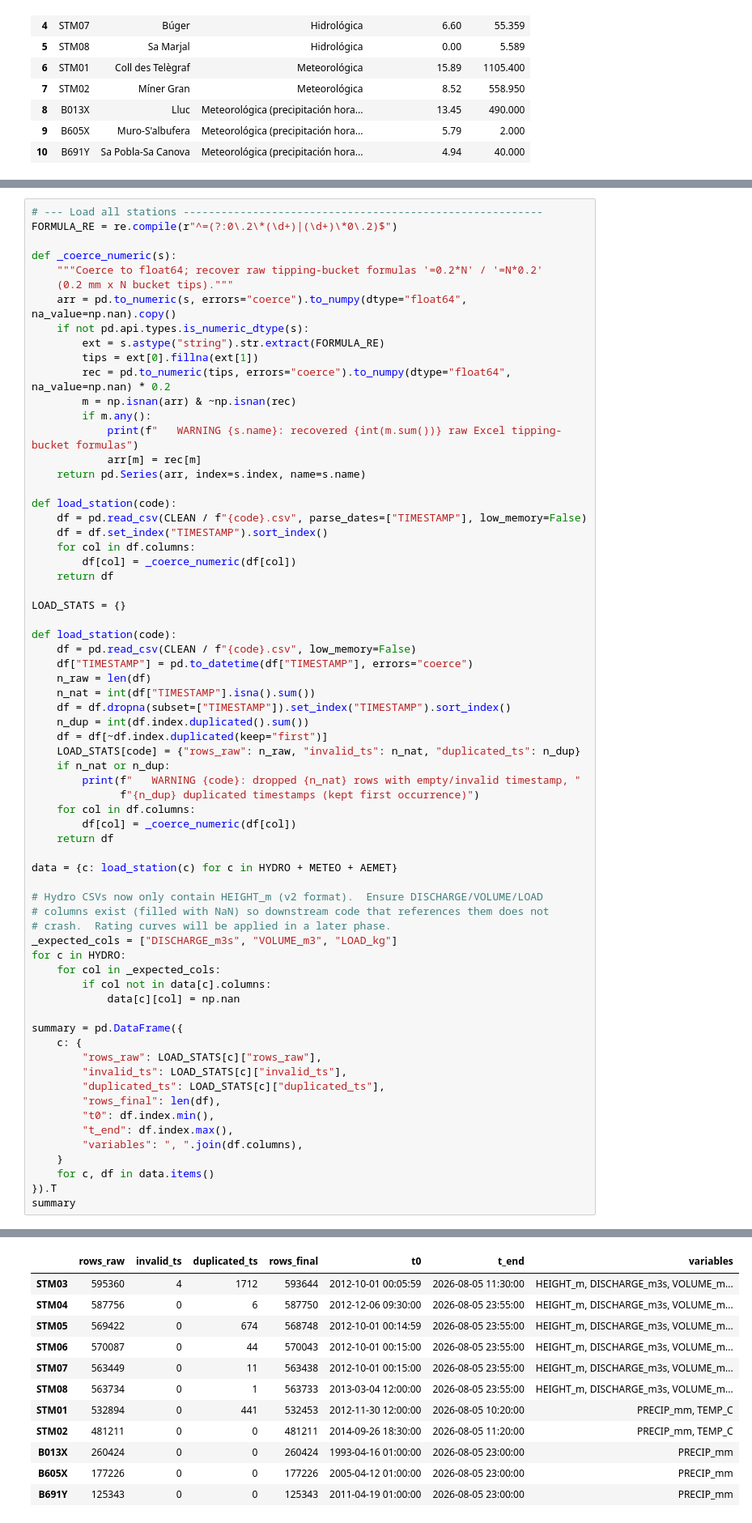
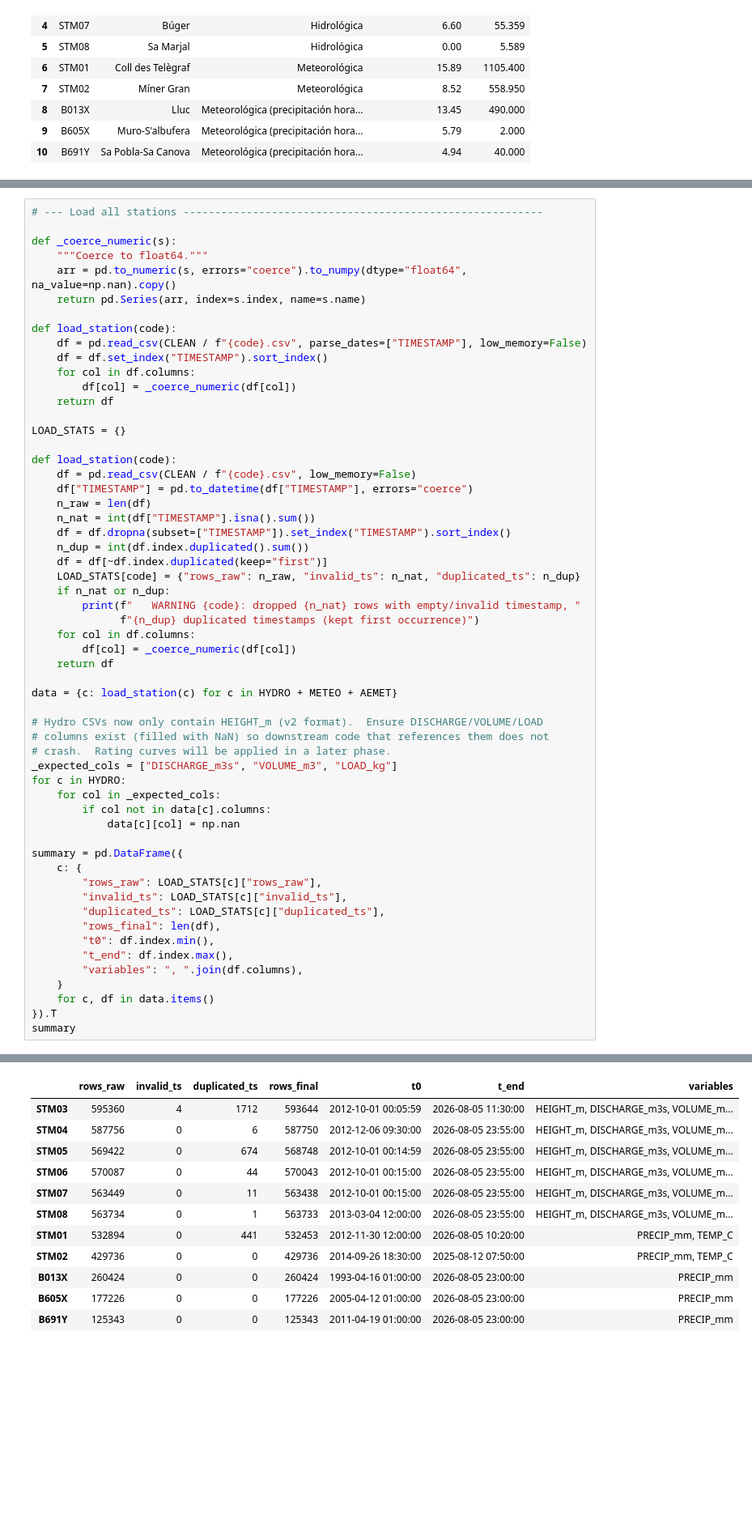
Before and after one commit to JoanVilella/TFM, a Jupyter notebook: notebooks/01_eda.ipynb, the cells around one changed output, grey strips where cells are left out. Shown at 81% size. Drawn from its saved outputs; the diff is of its cells as text; blank space fills up the shorter version.

Commit message:
tech: fix STM02 tipping-bucket formula handling in clean_STM02.py and remove loader-side recovery from EDA notebook

```diff
--- a/notebooks/01_eda.ipynb
+++ b/notebooks/01_eda.ipynb
@@ -191,20 +189,10 @@ empirically confirm the sampling-frequency periods declared in the metadata
 > double measurements or export artifacts should be revisited in Phase 2.
 # %%
 # --- Load all stations ---------------------------------------------------------
-FORMULA_RE = re.compile(r"^=(?:0\.2\*(\d+)|(\d+)\*0\.2)$")
 
 def _coerce_numeric(s):
-    """Coerce to float64; recover raw tipping-bucket formulas '=0.2*N' / '=N*0.2'
-    (0.2 mm x N bucket tips)."""
+    """Coerce to float64."""
     arr = pd.to_numeric(s, errors="coerce").to_numpy(dtype="float64", na_value=np.nan).copy()
-    if not pd.api.types.is_numeric_dtype(s):
-        ext = s.astype("string").str.extract(FORMULA_RE)
-        tips = ext[0].fillna(ext[1])
-        rec = pd.to_numeric(tips, errors="coerce").to_numpy(dtype="float64", na_value=np.nan) * 0.2
-        m = np.isnan(arr) & ~np.isnan(rec)
-        if m.any():
-            print(f"   WARNING {s.name}: recovered {int(m.sum())} raw Excel tipping-bucket formulas")
-            arr[m] = rec[m]
     return pd.Series(arr, index=s.index, name=s.name)
 
 def load_station(code):
@@ -268,12 +255,12 @@ summary
 |  | rows_raw | invalid_ts | duplicated_ts | rows_final | t0 | t_end | variables |
 | STM03 | 595360 | 4 | 1712 | 593644 | 2012-10-01 00:05:59 | 2026-08-05 11:30:00 | HEIGHT_m, DISCHARGE_m3s, VOLUME_m... |
 | STM04 | 587756 | 0 | 6 | 587750 | 2012-12-06 09:30:00 | 2026-08-05 23:55:00 | HEIGHT_m, DISCHARGE_m3s, VOLUME_m... |
 | STM05 | 569422 | 0 | 674 | 568748 | 2012-10-01 00:14:59 | 2026-08-05 23:55:00 | HEIGHT_m, DISCHARGE_m3s, VOLUME_m... |
 | STM06 | 570087 | 0 | 44 | 570043 | 2012-10-01 00:15:00 | 2026-08-05 23:55:00 | HEIGHT_m, DISCHARGE_m3s, VOLUME_m... |
 | STM07 | 563449 | 0 | 11 | 563438 | 2012-10-01 00:15:00 | 2026-08-05 23:55:00 | HEIGHT_m, DISCHARGE_m3s, VOLUME_m... |
 | STM08 | 563734 | 0 | 1 | 563733 | 2013-03-04 12:00:00 | 2026-08-05 23:55:00 | HEIGHT_m, DISCHARGE_m3s, VOLUME_m... |
 | STM01 | 532894 | 0 | 441 | 532453 | 2012-11-30 12:00:00 | 2026-08-05 10:20:00 | PRECIP_mm, TEMP_C |
-| STM02 | 481211 | 0 | 0 | 481211 | 2014-09-26 18:30:00 | 2026-08-05 11:20:00 | PRECIP_mm, TEMP_C |
+| STM02 | 429736 | 0 | 0 | 429736 | 2014-09-26 18:30:00 | 2025-08-12 07:50:00 | PRECIP_mm, TEMP_C |
 | B013X | 260424 | 0 | 0 | 260424 | 1993-04-16 01:00:00 | 2026-08-05 23:00:00 | PRECIP_mm |
 | B605X | 177226 | 0 | 0 | 177226 | 2005-04-12 01:00:00 | 2026-08-05 23:00:00 | PRECIP_mm |
 | B691Y | 125343 | 0 | 0 | 125343 | 2011-04-19 01:00:00 | 2026-08-05 23:00:00 | PRECIP_mm |
```
Also changed, not shown: parts of 8 cells of this notebook, 4 other files.
